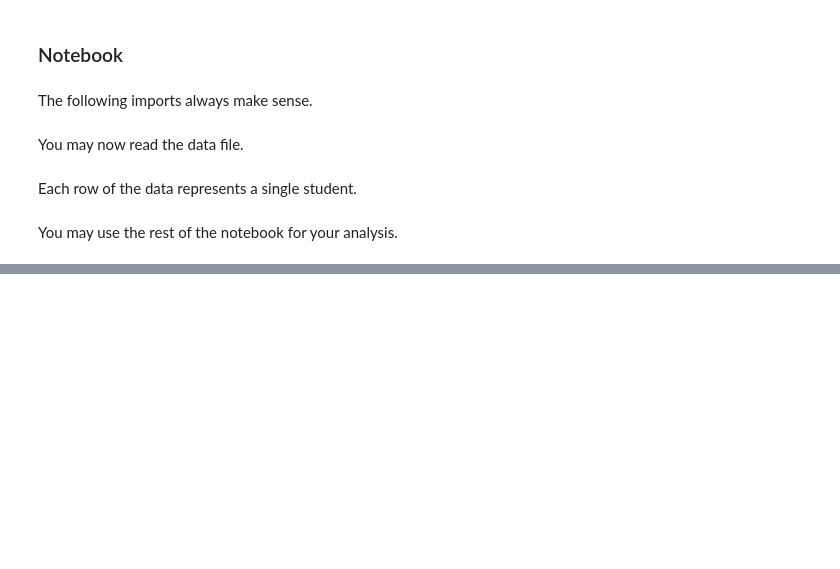
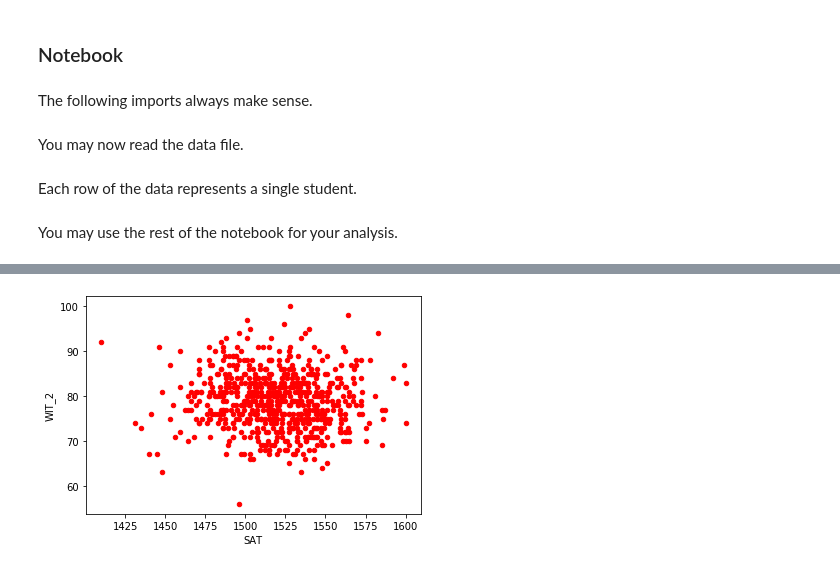
Before and after one commit to anugrahchemparathy/DataProject, a Jupyter notebook: SAT notebook.ipynb, the cells around one changed output, grey strips where cells are left out. Drawn from its saved outputs; the diff is of its cells as text; code cells hidden in the pictures; blank space fills up the shorter version.

```diff
--- a/SAT notebook.ipynb
+++ b/SAT notebook.ipynb
@@ -38,0 +125,5 @@ You may use the rest of the notebook for your analysis.
+# %%
+data.plot(kind='scatter',x='SAT',y='WIT_2',color='red')
+plt.show()
+# %% [output]
+[figure, added]
```
Also changed, not shown: parts of 13 cells of this notebook, 1 other file.
